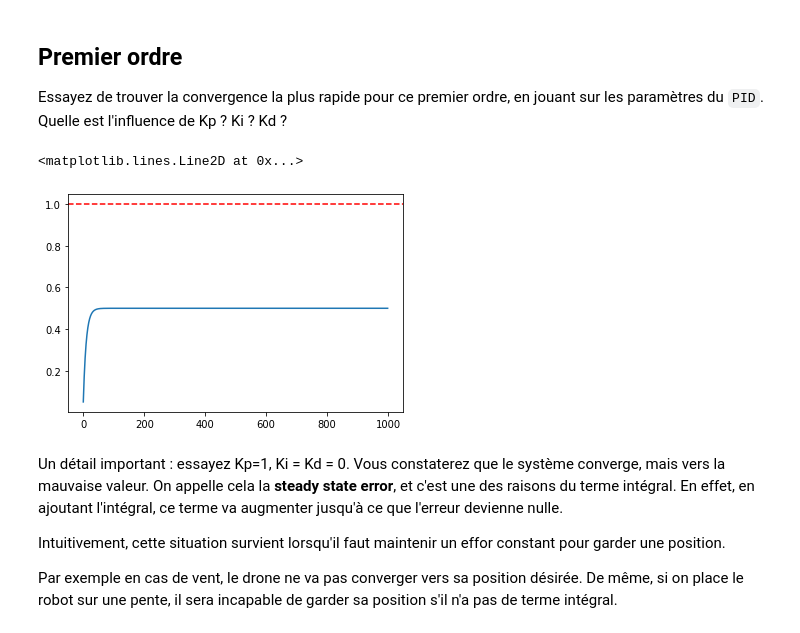
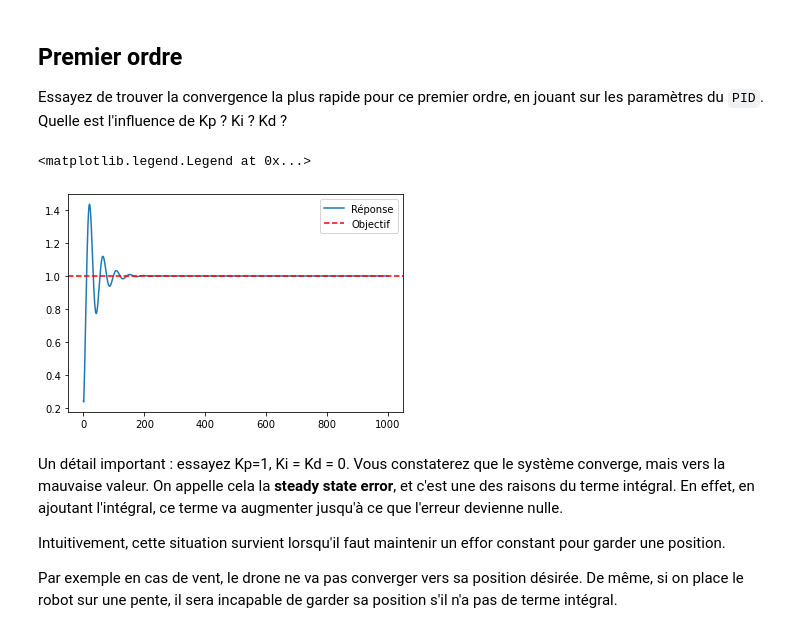
Before and after one commit to GregCornis/PID-presentation, a Jupyter notebook: PID.ipynb, the cells around one changed output. Cells and saved outputs as stored; diff of their text form; code cells hidden in the pictures.

```diff
--- a/PID.ipynb
+++ b/PID.ipynb
@@ -92,9 +92,11 @@ measures = run_simulation(FirstOrderModel(), PID(1., 0, 0.))
 # %%
-plt.plot(measures)
-plt.axhline(1, color='red', linestyle='--')
+measures = run_simulation(FirstOrderModel(), PID(0.3, 0.5, 4))
+plt.plot(measures, label="Réponse")
+plt.axhline(1, color='red', linestyle='--', label="Objectif")
+plt.legend()
 # %% [output]
-<matplotlib.lines.Line2D at 0x...>
+<matplotlib.legend.Legend at 0x...>
-[figure, old version]
+[figure, new version]
 # %% [markdown]
 Un détail important : essayez Kp=1, Ki = Kd = 0. Vous constaterez que le système converge, mais vers la mauvaise valeur. On appelle cela la **steady state error**, et c'est une des raisons du terme intégral. En effet, en ajoutant l'intégral, ce terme va augmenter jusqu'à ce que l'erreur devienne nulle.
 
```
Also changed, not shown: parts of 9 cells of this notebook.
